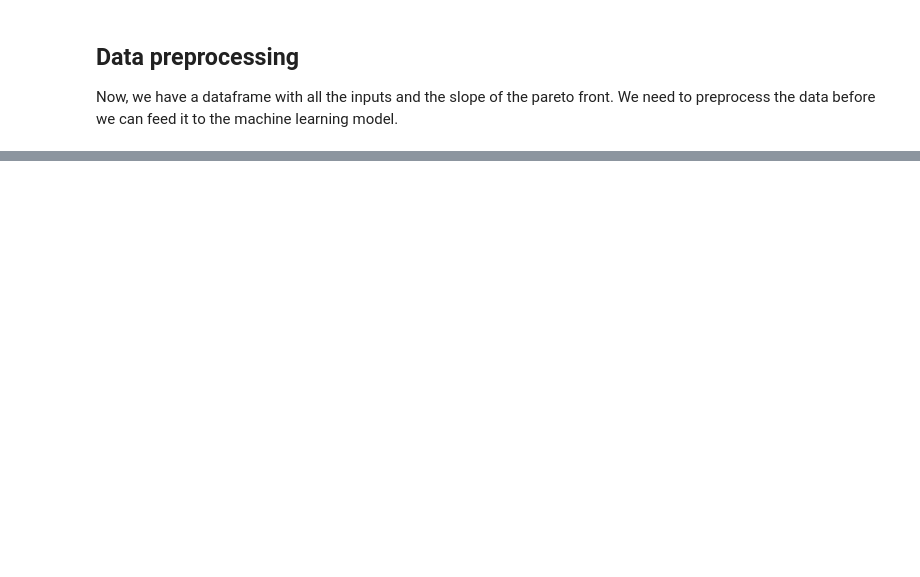
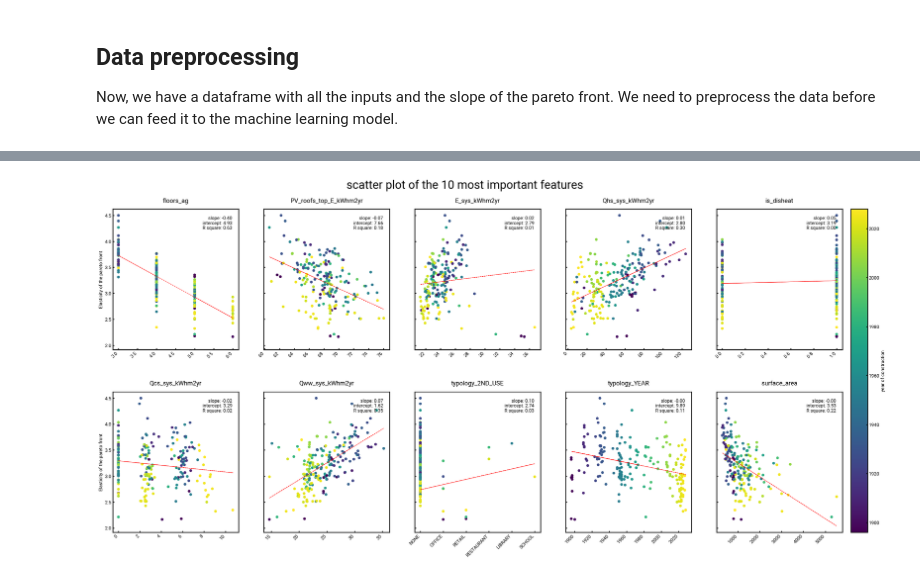
Before and after one commit to yiqiaowang-arch/calliope_optimization, a Jupyter notebook: importance_analysis.ipynb, the cells around one changed output, grey strips where cells are left out. Saved outputs shown, nothing was run; the diff lists cells and outputs as text; code cells hidden in the pictures; blank space fills up the shorter version.

```diff
--- a/importance_analysis.ipynb
+++ b/importance_analysis.ipynb
@@ -222,0 +291,67 @@ plt.show()
+# %%
+# create 6 scatter plots of the most important features, with x as the feature and y as the slope
+# read the features from sorted feature importance dataframe
+# create color gradient for the scatter plot based on the year of construction, which is stored in the column 'typology_YEAR'
+
+# import required lib and prepare the color map base on the year of construction
+
+# import colorbarbase to generate colorbar
+from mpl_toolkits.axes_grid1 import make_axes_locatable
+# normalize the colormap based on the year of construction
+norm = colors.Normalize(vmin=X['typology_YEAR'].min(), vmax=X['typology_YEAR'].max())
+# create the colormap
+cmap = cm.viridis
+# create the scatter plot
+# get the 10 most important features
+ls_important_features = list(total_importance_regression_df['category'][:10])
+# set the plot with 6 subplots and use common y axis
+fig, axs = plt.subplots(2, 5, figsize=(30, 15), sharey=True)
+# plot the scatter plots
+for i in range(2):
+    for j in range(5):
+        axs[i, j].scatter(X[ls_important_features[i * 5 + j]], y2, c=cmap(norm(X['typology_YEAR'])))
+        if j == 0:
+            axs[i, j].set_ylabel('Elasticity of the pareto front')
+        # set the title of each subplot
+        axs[i, j].set_title(ls_important_features[i * 5 + j])
+        # set the x axis tick label to rotation 45 degree and right alignment. Remember, tick_params doesn't have ha so we need to use set_xticklabels
+        axs[i, j].tick_params(axis='x', rotation=45)
+        axs[i, j].set_xticklabels(axs[i, j].get_xticklabels(), ha='right')
+        # plot a linear regression line
+        # get the x and y values. Some of the x values are categorical,
+        # we need to get the xticks and use them as x values
+        x = X[ls_important_features[i * 5 + j]]
+        if isinstance(x[0], str): # if the first value is string, then all values are string
+            # then we need to find all different values of x.
+            # For example, if x originally is ['a', 'b', 'a', 'c', 'b'],
+            # then we need to convert it to [0, 1, 0, 2, 1]
+            # first, get all different values of x
+            ls_x = list(set(x))
+            # then, create a dictionary to map the string to number
+            dict_x = {ls_x[i]: i for i in range(len(ls_x))}
+            # then, convert the x to number
+            x = x.apply(lambda x: dict_x[x])
+        y = y2
+        # get the slope and intercept of the linear regression line
+        slope, intercept = np.polyfit(x, y, 1)
+        # plot the linear regression line and 95% confidence interval
+        axs[i, j].plot(x, slope * x + intercept, color='red', linewidth=1, linestyle='dashed')
+        # then print the slope and intercept and r square value on the plot to the upright corner
+        # first, get the r square value
+        r_square = np.corrcoef(x, y)[0, 1] ** 2
+        # then, set the text
+        axs[i, j].text(0.95, 0.95, 'slope: {:.2f}\nintercept: {:.2f}\nR square: {:.2f}'.format(slope, intercept, r_square),
+                       horizontalalignment='right', verticalalignment='top', transform=axs[i, j].transAxes)
+
+# generate a colorbar on the right side of the whole plot
+cax = plt.axes([0.96, 0.11, 0.02, 0.77])
+cbar = plt.colorbar(cm.ScalarMappable(norm=norm, cmap=cmap), cax=cax)
+cbar.set_label('year of construction')
+# set the two rows a bit further apart
+plt.subplots_adjust(hspace=0.3)
+# set the title of the whole plot
+plt.suptitle('scatter plot of the 10 most important features', y=0.95, fontsize=30)
+
+plt.savefig(r'C:\Users\wangy\polybox - Yiqiao Wang (yiqwang@student.ethz.ch)@polybox.ethz.ch\Final Report\Graphics\scatter_plot_10_most_important_features.pdf', bbox_inches='tight')
+plt.show()
+# %% [output]
@@ -222,0 +375 @@ plt.show()
+[figure, added]
```
Also changed, not shown: parts of 32 cells of this notebook, 1 other file.
